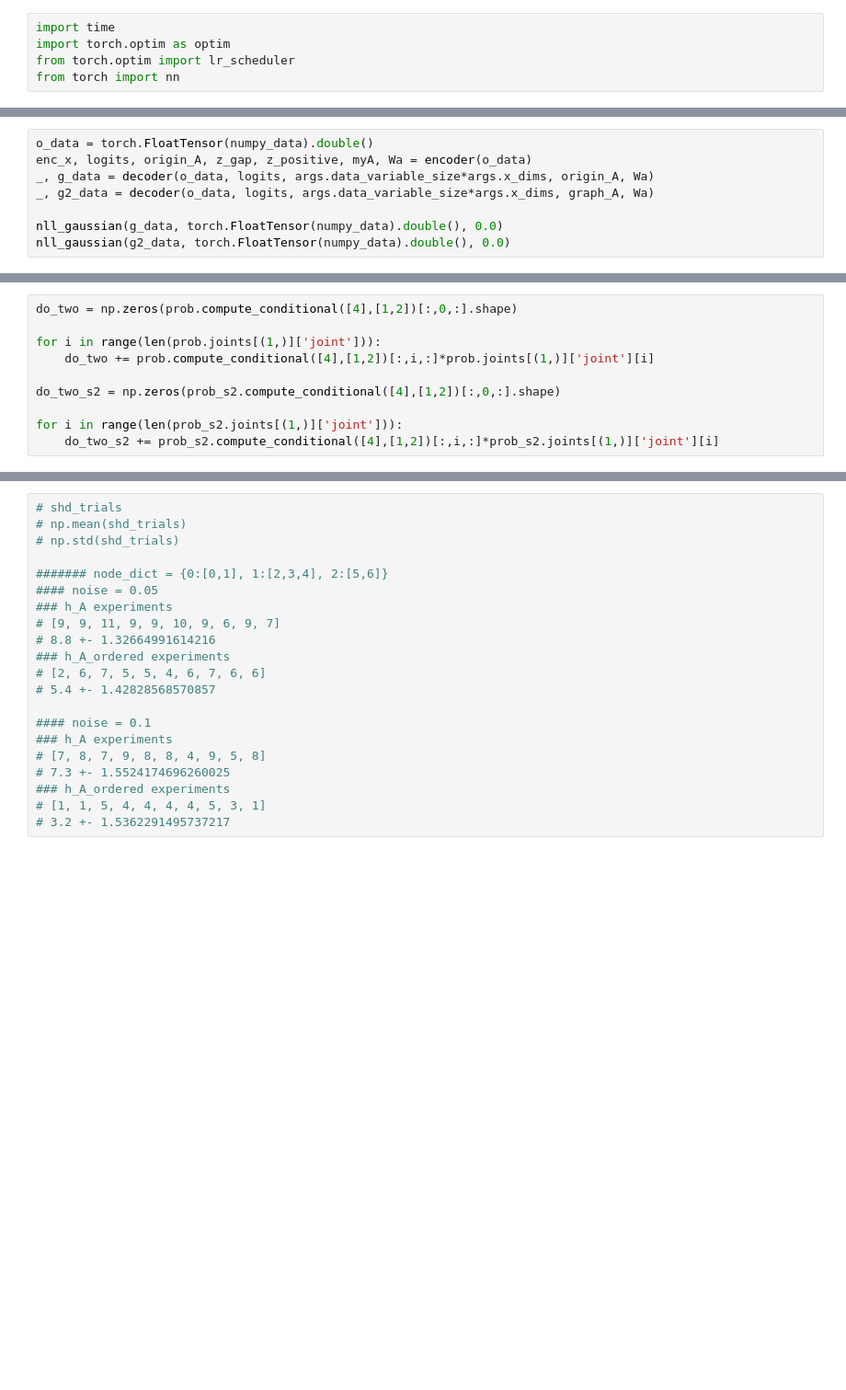
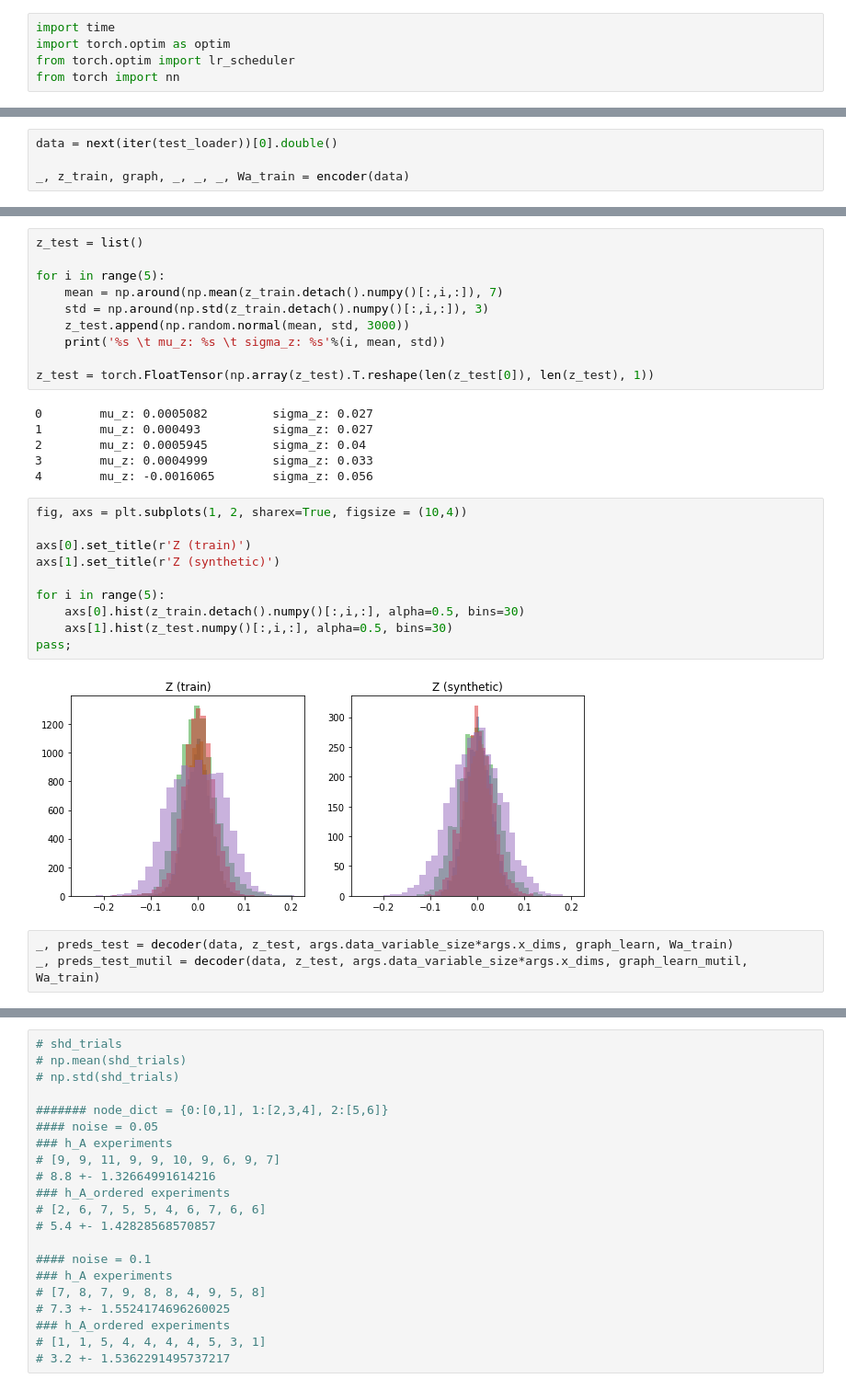
Before and after one commit to q1park/spacetime, a Jupyter notebook: example_sem.ipynb, the cells around one changed output, grey strips where cells are left out. Shown at 92% size. Saved outputs shown, nothing was run; the diff lists cells and outputs as text; blank space fills up the shorter version.

Commit message:
plot beautification

```diff
--- a/example_sem.ipynb
+++ b/example_sem.ipynb
@@ -405,8 +235,0 @@ graph_M = nn.Parameter(Variable(torch.from_numpy(mutilated_s2).double(), require
-# %%
-o_data = torch.FloatTensor(numpy_data).double()
-enc_x, logits, origin_A, z_gap, z_positive, myA, Wa = encoder(o_data)
-_, g_data = decoder(o_data, logits, args.data_variable_size*args.x_dims, origin_A, Wa)
-_, g2_data = decoder(o_data, logits, args.data_variable_size*args.x_dims, graph_A, Wa)
-
-nll_gaussian(g_data, torch.FloatTensor(numpy_data).double(), 0.0)
-nll_gaussian(g2_data, torch.FloatTensor(numpy_data).double(), 0.0)
@@ -593,10 +235,0 @@ pass;
-# %%
-do_two = np.zeros(prob.compute_conditional([4],[1,2])[:,0,:].shape)
-
-for i in range(len(prob.joints[(1,)]['joint'])):
-    do_two += prob.compute_conditional([4],[1,2])[:,i,:]*prob.joints[(1,)]['joint'][i]
-
-do_two_s2 = np.zeros(prob_s2.compute_conditional([4],[1,2])[:,0,:].shape)
-
-for i in range(len(prob_s2.joints[(1,)]['joint'])):
-    do_two_s2 += prob_s2.compute_conditional([4],[1,2])[:,i,:]*prob_s2.joints[(1,)]['joint'][i]
@@ -740,0 +384,4 @@ array([[0.14986758, 0.221125  ],
+# %%
+data = next(iter(test_loader))[0].double()
+
+_, z_train, graph, _, _, _, Wa_train = encoder(data)
@@ -740,0 +426,31 @@ array([[0.14986758, 0.221125  ],
+# %%
+z_test = list()
+
+for i in range(5):
+    mean = np.around(np.mean(z_train.detach().numpy()[:,i,:]), 7)
+    std = np.around(np.std(z_train.detach().numpy()[:,i,:]), 3)
+    z_test.append(np.random.normal(mean, std, 3000))
+    print('%s \t mu_z: %s \t sigma_z: %s'%(i, mean, std))
+
+z_test = torch.FloatTensor(np.array(z_test).T.reshape(len(z_test[0]), len(z_test), 1))
+# %% [output]
+0        mu_z: 0.0005082         sigma_z: 0.027
+1        mu_z: 0.000493          sigma_z: 0.027
+2        mu_z: 0.0005945         sigma_z: 0.04
+3        mu_z: 0.0004999         sigma_z: 0.033
+4        mu_z: -0.0016065        sigma_z: 0.056
+# %%
+fig, axs = plt.subplots(1, 2, sharex=True, figsize = (10,4))
+
+axs[0].set_title(r'Z (train)')
+axs[1].set_title(r'Z (synthetic)')
+
+for i in range(5):
+    axs[0].hist(z_train.detach().numpy()[:,i,:], alpha=0.5, bins=30)
+    axs[1].hist(z_test.numpy()[:,i,:], alpha=0.5, bins=30)
+pass;
+# %% [output]
+[figure, added]
+# %%
+_, preds_test = decoder(data, z_test, args.data_variable_size*args.x_dims, graph_learn, Wa_train)
+_, preds_test_mutil = decoder(data, z_test, args.data_variable_size*args.x_dims, graph_learn_mutil, Wa_train)
```
Also changed, not shown: parts of 44 cells of this notebook, 4 other files.
